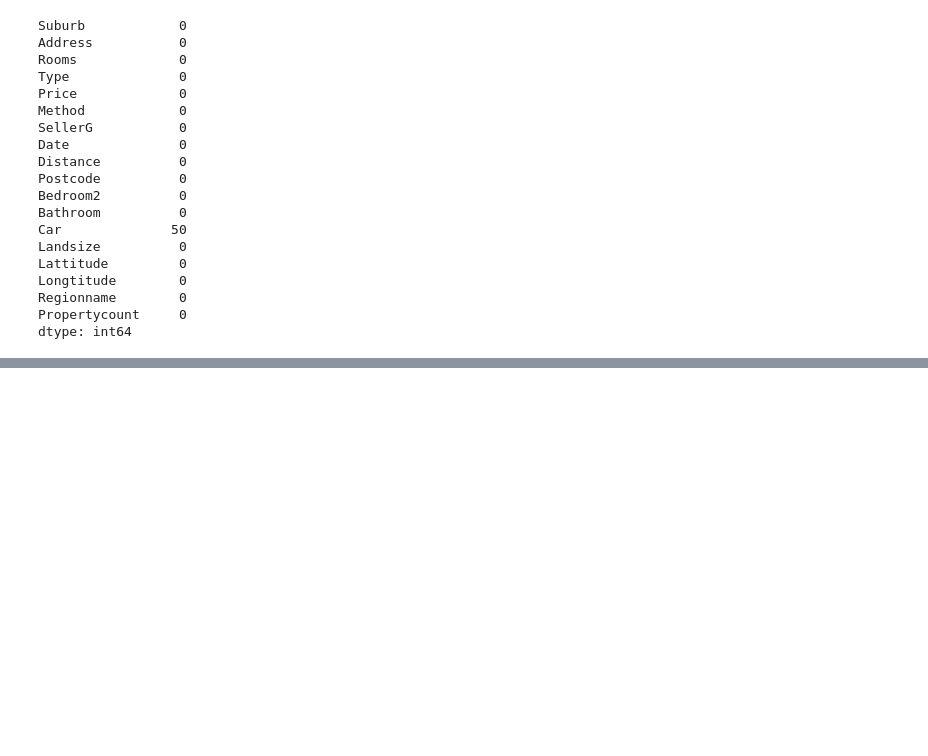
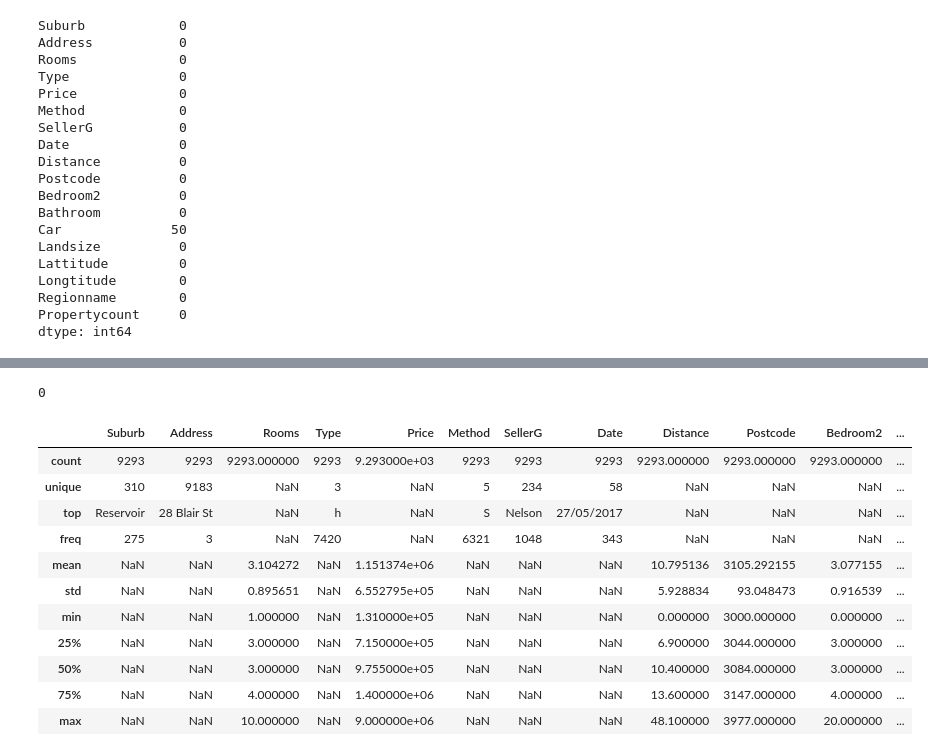
Before and after one commit to bt2805/real_estate_price_predictor, a Jupyter notebook: model/Untitled.ipynb, the cells around one changed output, grey strips where cells are left out. Cells and saved outputs as stored; diff of their text form; code cells hidden in the pictures; blank space fills up the shorter version.

```diff
--- a/model/Untitled.ipynb
+++ b/model/Untitled.ipynb
@@ -225,3 +225,11 @@ Longtitude        0
 Regionname        0
 Propertycount     0
 dtype: int64
+# %%
+imputer = SimpleImputer(strategy='median')
+train_df['Car'] = imputer.fit_transform(train_df[['Car']])
+test_df['Car'] = imputer.transform(test_df[['Car']])
+
+
+print(train_df['Car'].isnull().sum())  # Should be 0
+print(test_df['Car'].isnull().sum())   # Should be 0
@@ -227,0 +241,9 @@ dtype: int64
+# %%
+def add_price_per_sqft(data):
+    data = data.copy()
+    data['price_per_sqft'] = data['Price'] / data['Landsize'].replace(0, np.nan)
+    return data
+
+
+train_df = add_price_per_sqft(train_df)
+test_df = add_price_per_sqft(test_df)
@@ -227,0 +270,22 @@ dtype: int64
+# %%
+train_df = train_df.dropna(subset=['price_per_sqft'])
+test_df = test_df.dropna(subset=['price_per_sqft'])
+# %%
+print(train_df['price_per_sqft'].isna().sum())
+# %% [output]
+0
+# %%
+train_df.describe(include="all")
+# %% [output]
+|  | Suburb | Address | Rooms | Type | Price | Method | SellerG | Date | Distance | Postcode | Bedroom2 | ... |
+| count | 9293 | 9293 | 9293.000000 | 9293 | 9.293000e+03 | 9293 | 9293 | 9293 | 9293.000000 | 9293.000000 | 9293.000000 | ... |
+| unique | 310 | 9183 | NaN | 3 | NaN | 5 | 234 | 58 | NaN | NaN | NaN | ... |
+| top | Reservoir | 28 Blair St | NaN | h | NaN | S | Nelson | 27/05/2017 | NaN | NaN | NaN | ... |
+| freq | 275 | 3 | NaN | 7420 | NaN | 6321 | 1048 | 343 | NaN | NaN | NaN | ... |
+| mean | NaN | NaN | 3.104272 | NaN | 1.151374e+06 | NaN | NaN | NaN | 10.795136 | 3105.292155 | 3.077155 | ... |
+| std | NaN | NaN | 0.895651 | NaN | 6.552795e+05 | NaN | NaN | NaN | 5.928834 | 93.048473 | 0.916539 | ... |
+| min | NaN | NaN | 1.000000 | NaN | 1.310000e+05 | NaN | NaN | NaN | 0.000000 | 3000.000000 | 0.000000 | ... |
+| 25% | NaN | NaN | 3.000000 | NaN | 7.150000e+05 | NaN | NaN | NaN | 6.900000 | 3044.000000 | 3.000000 | ... |
+| 50% | NaN | NaN | 3.000000 | NaN | 9.755000e+05 | NaN | NaN | NaN | 10.400000 | 3084.000000 | 3.000000 | ... |
+| 75% | NaN | NaN | 4.000000 | NaN | 1.400000e+06 | NaN | NaN | NaN | 13.600000 | 3147.000000 | 4.000000 | ... |
+| max | NaN | NaN | 10.000000 | NaN | 9.000000e+06 | NaN | NaN | NaN | 48.100000 | 3977.000000 | 20.000000 | ... |
```
Also changed, not shown: parts of 3 cells of this notebook.
